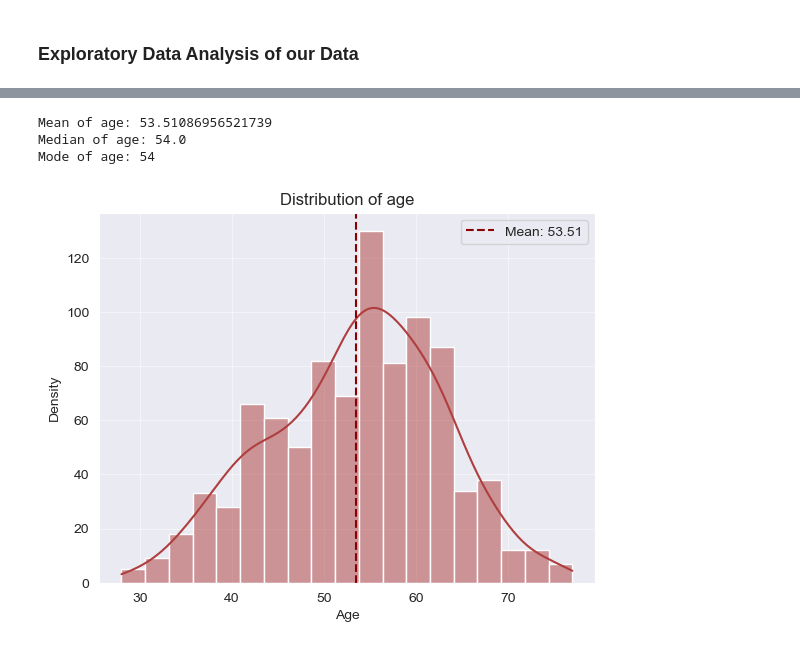
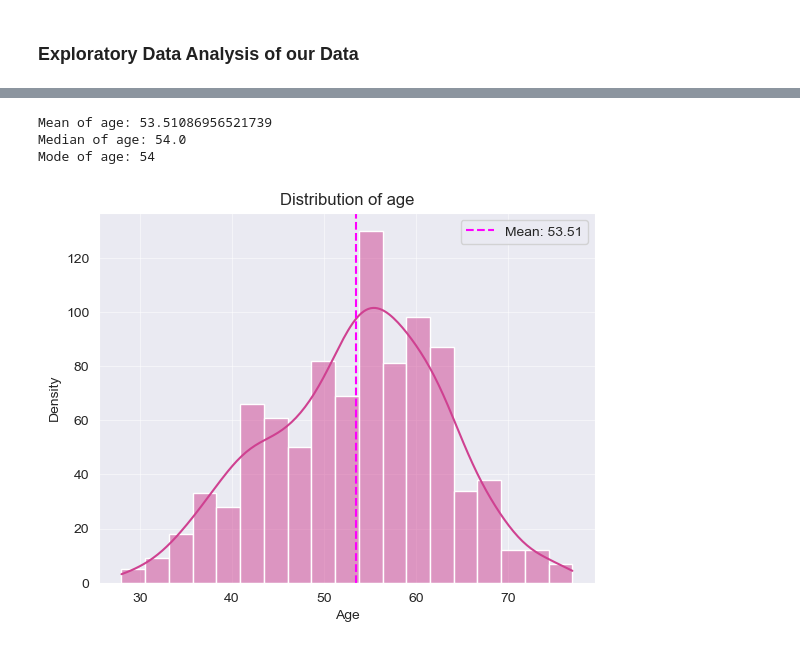
Before and after one commit to imelinc/heart-disease-project, a Jupyter notebook: heart-disease-project.ipynb, the cells around one changed output, grey strips where cells are left out. Cells and saved outputs as stored; diff of their text form; code cells hidden in the pictures.

```diff
--- a/heart-disease-project.ipynb
+++ b/heart-disease-project.ipynb
@@ -136,21 +141,21 @@ plt.title("Number of patients with each kind of heart disease");
 # %%
 # let's see how's the age distribution
-sns.histplot(df.age, kde=True, color="#AF3E3E")
+sns.histplot(data=df, x='age', kde=True, color=sns.color_palette('PiYG')[0])
 plt.title("Distribution of age")
 plt.xlabel("Age")
 plt.ylabel("Density")
 plt.grid(True, alpha=0.5)
 
-plt.axvline(np.mean(df.age), color = 'darkred', linestyle="--", label = f'Mean: {np.mean(df.age):.2f}')
+plt.axvline(np.mean(df.age), color = 'fuchsia', linestyle="--", label = f'Mean: {np.mean(df.age):.2f}')
 plt.legend()
 
 print(f"Mean of age: {np.mean(df.age)}")
 print(f"Median of age: {np.median(df.age)}")
 print(f"Mode of age: {df.age.mode()[0]}") # 0 because it returns a series
 # %% [output]
 Mean of age: 53.51086956521739
 Median of age: 54.0
 Mode of age: 54
-[figure, old version]
+[figure, new version]
 # %%
 # Let's plot now the distribution of males and females
```
Also changed, not shown: parts of 3 cells of this notebook.
